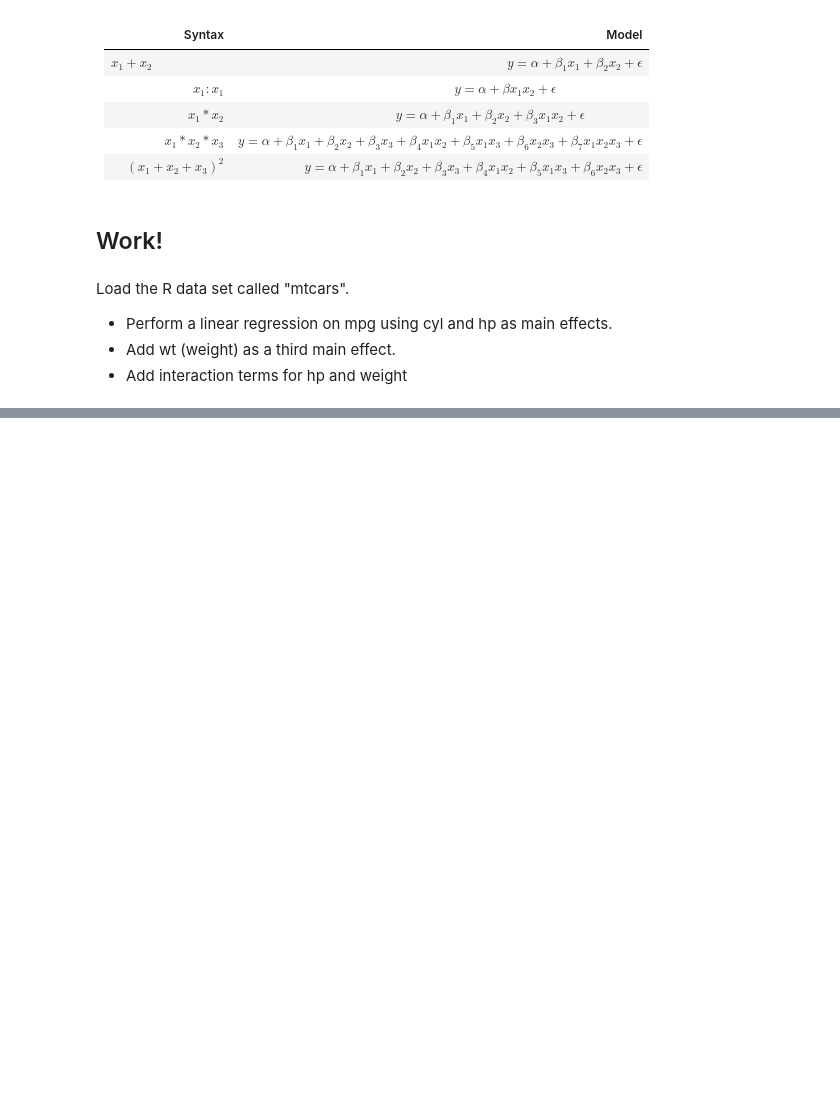
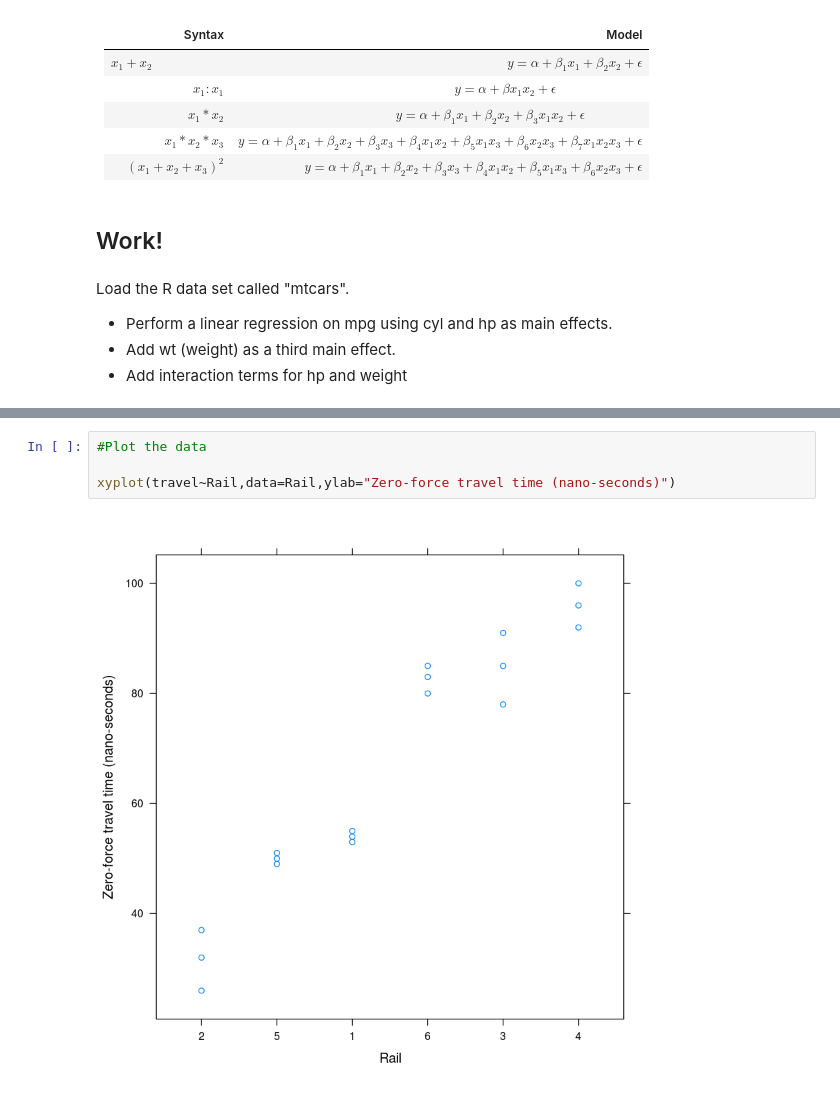
Before and after one commit to duke-biostats/ngs-2015, a Jupyter notebook: Wk1_Tue/RFormulasAndStatisticalModeling.ipynb, the cells around one changed output, grey strips where cells are left out. Drawn from its saved outputs; the diff is of its cells as text; blank space fills up the shorter version.

Commit message:
Added Rails example.

```diff
--- a/Wk1_Tue/RFormulasAndStatisticalModeling.ipynb
+++ b/Wk1_Tue/RFormulasAndStatisticalModeling.ipynb
@@ -122,0 +165,6 @@ Load the R data set called "mtcars".
+# %%
+#Plot the data
+
+xyplot(travel~Rail,data=Rail,ylab="Zero-force travel time (nano-seconds)")
+# %% [output]
+[figure, added]
```
Also changed, not shown: parts of 18 cells of this notebook.
